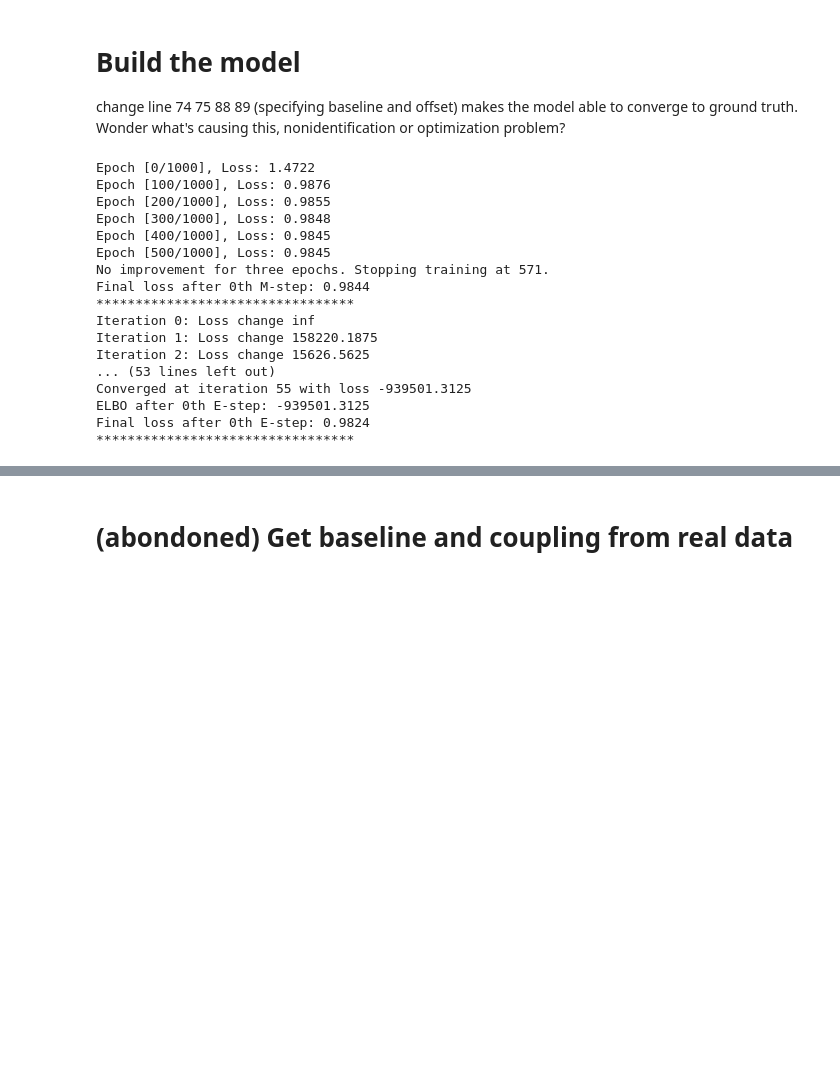
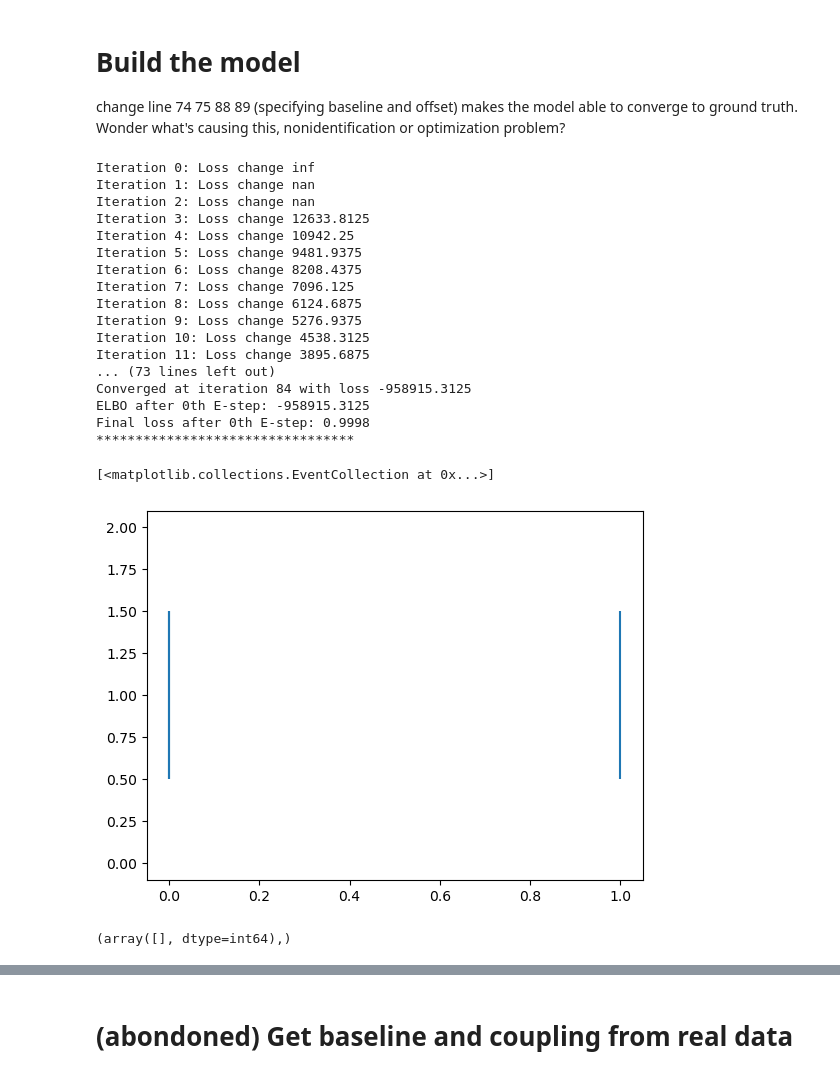
Before and after one commit to Qi-Xin/FC-GPFA, a Jupyter notebook: Decoder&Encoder.ipynb, the cells around one changed output, grey strips where cells are left out. Cells and saved outputs as stored; diff of their text form; code cells hidden in the pictures; blank space fills up the shorter version.

```diff
--- a/Decoder&Encoder.ipynb
+++ b/Decoder&Encoder.ipynb
@@ -290,11 +290,13 @@ class FC_GPFC(nn.Module):
                 # raise ValueError("Unfinished")
 
             ###############################################
-            self.latents_readout = nn.Parameter(0.01 * (torch.randn(self.npop, self.npop, self.nlatent, device=self.device) * 2 - 1))
-            # self.latents_readout = nn.Parameter(torch.from_numpy(project_w).float().to(device))
+            # self.latents_readout = nn.Parameter(0.01 * (torch.randn(self.npop, self.npop, self.nlatent, device=self.device) * 2 - 1))
+            self.latents_readout = nn.Parameter(torch.from_numpy(project_w).float().to(device))
 
-            self.time_varying_coef_offset = nn.Parameter(0.1 * (torch.randn(self.npop, self.npop, 1, 1, device=self.device) * 2 - 1))
-            # self.time_varying_coef_offset = nn.Parameter(torch.zeros(self.npop, self.npop, 1, 1, device=device))
+            # self.time_varying_coef_offset = nn.Parameter(0.1 * (torch.randn(self.npop, self.npop, 1, 1, device=self.device) * 2 - 1))
+            self.time_varying_coef_offset = nn.Parameter(torch.zeros(self.npop, self.npop, 1, 1, device=device))
+            with torch.no_grad():
+                self.time_varying_coef_offset[0,1,0,0] = project_w[0,1,0]
 
             ###############################################
 
@@ -305,7 +307,7 @@ class FC_GPFC(nn.Module):
 
             self.beta_coupling = nn.ModuleList([
                 nn.ParameterList([
-                    nn.Parameter(1*torch.ones(basis_coupling.shape[1], self.nneuron[ipop], self.nneuron[jpop],
+                    nn.Parameter(0.1*torch.ones(basis_coupling.shape[1], self.nneuron[ipop], self.nneuron[jpop],
                                               device=self.device))
                     for jpop in range(self.npop)])
                 for ipop in range(self.npop)])
@@ -421,7 +423,7 @@ PRINT_EPOCH = 100
 PENAL_beta_coupling = 1e-3
 tol = 1e-6
 num_EM_epochs = 1
-num_M_iter = 1000
+num_M_iter = 0
 num_E_iter = 1000
 huber_loss_parameter = 0e-2
 huber_loss = nn.HuberLoss(delta=0.02, reduction='sum')
@@ -467,16 +469,19 @@ for EM_epoch in range(num_EM_epochs):
                 break
 
     # E-step
-    with torch.no_grad():
-        model.time_varying_coef_offset[1,0,0,0] = 0
-        model.time_varying_coef_offset[1,1,0,0] = 0
-        model.time_varying_coef_offset[0,0,0,0] = 0
-        model.latents_readout[1,0,0] = 0
-        model.latents_readout[1,1,0] = 0
-        model.latents_readout[0,0,0] = 0
-        model.beta_coupling[1][0].zero_()
-        model.beta_coupling[0][0].zero_()
-        model.beta_coupling[1][1].zero_()
+    # with torch.no_grad():
+    #     model.time_varying_coef_offset.zeros_()
+    #     model.latents_readout.zeros_()
+    #     for i in range(narea):
+    #         model.time_varying_coef_offset[1,0,0,0] = 0
+    #         model.time_varying_coef_offset[1,1,0,0] = 0
+    #         model.time_varying_coef_offset[0,0,0,0] = 0
+    #         model.latents_readout[1,0,0] = 0
+    #         model.latents_readout[1,1,0] = 0
+    #         model.latents_readout[0,0,0] = 0
+    #         model.beta_coupling[1][0].zero_()
+    #         model.beta_coupling[0][0].zero_()
+    #         model.beta_coupling[1][1].zero_()
 
     # model.normalize()
     elbo = model.reestimate_latents(lr=1e-1, max_iter=num_E_iter, tol=1e-6, verbose=True)
@@ -492,20 +497,29 @@ for EM_epoch in range(num_EM_epochs):
     print(f"Final loss after {EM_epoch}th E-step: {loss.item():.4f}")
     print(f"*********************************")
 # %% [output]
-Epoch [0/1000], Loss: 1.4722
-Epoch [100/1000], Loss: 0.9876
-Epoch [200/1000], Loss: 0.9855
-Epoch [300/1000], Loss: 0.9848
-Epoch [400/1000], Loss: 0.9845
-Epoch [500/1000], Loss: 0.9845
-No improvement for three epochs. Stopping training at 571.
-Final loss after 0th M-step: 0.9844
+Iteration 0: Loss change inf
+Iteration 1: Loss change nan
+Iteration 2: Loss change nan
+Iteration 3: Loss change 12633.8125
+Iteration 4: Loss change 10942.25
+Iteration 5: Loss change 9481.9375
+Iteration 6: Loss change 8208.4375
+Iteration 7: Loss change 7096.125
+Iteration 8: Loss change 6124.6875
+Iteration 9: Loss change 5276.9375
+Iteration 10: Loss change 4538.3125
+Iteration 11: Loss change 3895.6875
+... (73 lines left out)
+Converged at iteration 84 with loss -958915.3125
+ELBO after 0th E-step: -958915.3125
+Final loss after 0th E-step: 0.9998
 *********************************
-Iteration 0: Loss change inf
-Iteration 1: Loss change 158220.1875
-Iteration 2: Loss change 15626.5625
-... (53 lines left out)
-Converged at iteration 55 with loss -939501.3125
-ELBO after 0th E-step: -939501.3125
-Final loss after 0th E-step: 0.9824
-*********************************
+# %%
+plt.eventplot([0,0,1])
+# %% [output]
+[<matplotlib.collections.EventCollection at 0x...>]
+[figure, added]
+# %%
+np.where(outputs[-1].detach().cpu().numpy()[10, -1, :] >0)
+# %% [output]
+(array([], dtype=int64),)
```
Also changed, not shown: parts of 5 cells of this notebook.
